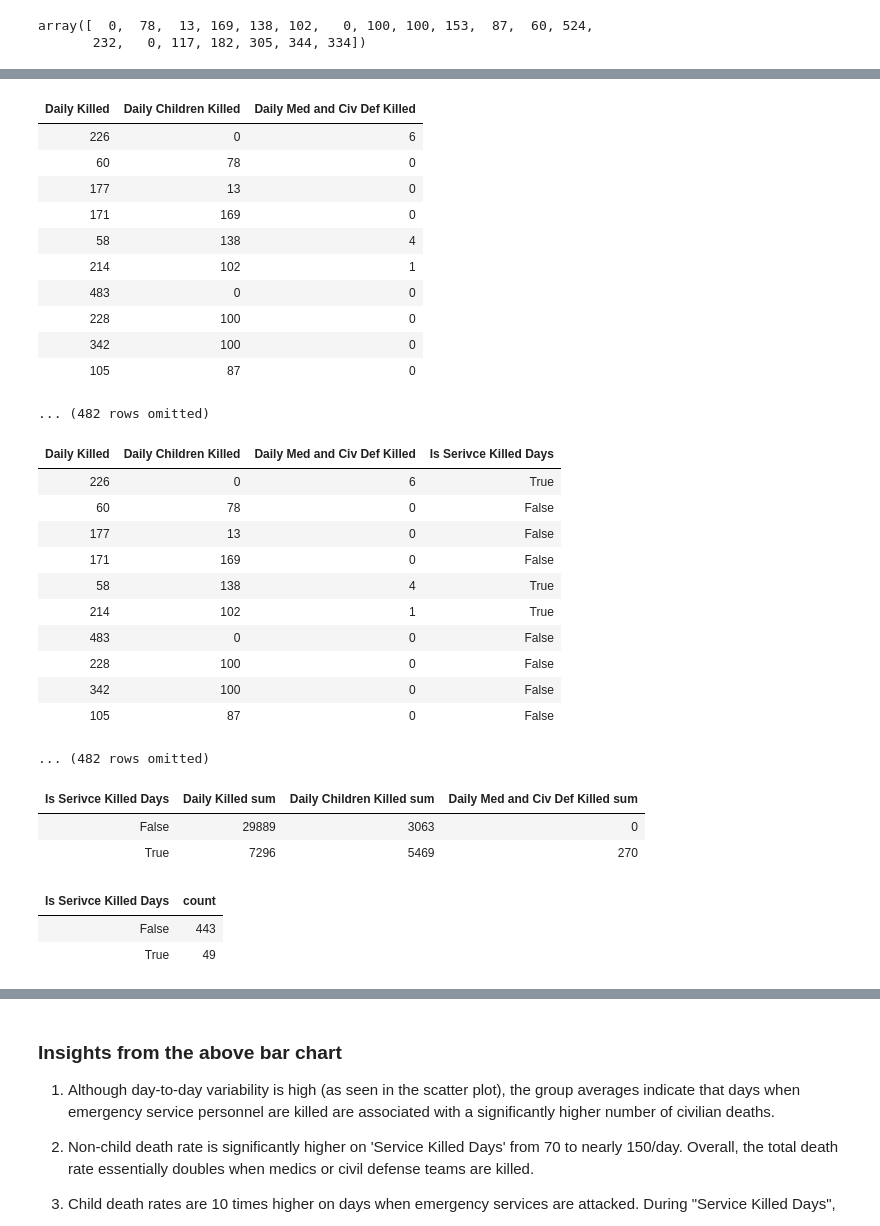
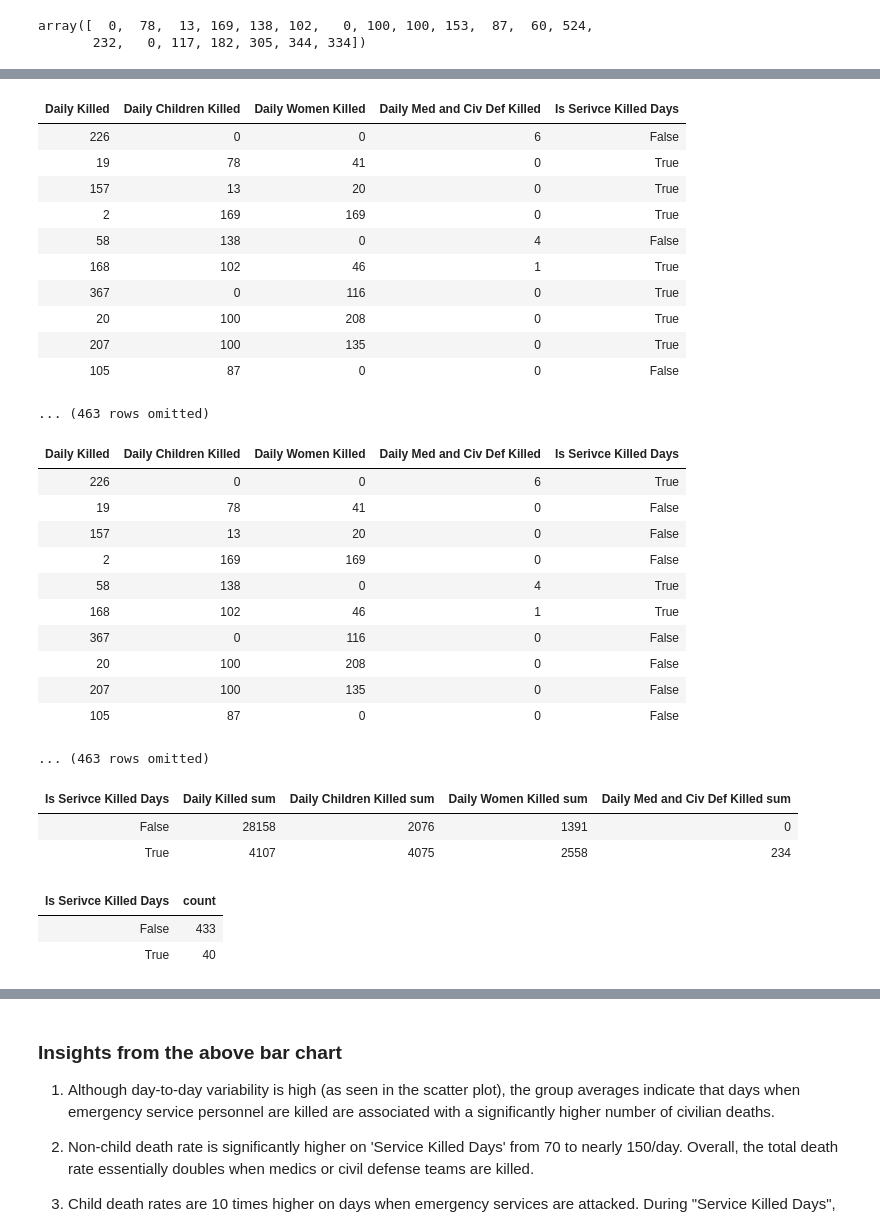
Before and after one commit to mohd-mb2205153/data-science-project, a Jupyter notebook: CMPS360-S25-ProjectPartB/Part B - Fahrel's Copy.ipynb, the cells around one changed output, grey strips where cells are left out. Drawn from its saved outputs; the diff is of its cells as text; code cells hidden in the pictures.

```diff
--- a/CMPS360-S25-ProjectPartB/Part B - Fahrel's Copy.ipynb
+++ b/CMPS360-S25-ProjectPartB/Part B - Fahrel's Copy.ipynb
@@ -522,3 +543,6 @@ daily_total_child_killed[:20]
 # %% [output]
 array([  0,  78,  13, 169, 138, 102,   0, 100, 100, 153,  87,  60, 524,
        232,   0, 117, 182, 305, 344, 334])
+# %%
+daily_total_women_killed = daily_stats_from_cumulative(gaza_casualties, "ext_killed_women_cum")
+daily_total_women_killed[:20]
@@ -525,5 +552,5 @@ array([  0,  78,  13, 169, 138, 102,   0, 100, 100, 153,  87,  60, 524,
 # %%
-#Excluding the medical and civil defense people and children
-daily_total_killed = gaza_casualties.column("ext_killed") - daily_death_services - daily_total_child_killed
+#Excluding the medical, civil defense people, women, and children
+daily_total_killed = daily_stats_from_cumulative(gaza_casualties, "ext_killed_cum") - daily_death_services - daily_total_child_killed - daily_total_women_killed
 daily_total_killed[:20]
 # %% [output]
@@ -532,6 +559,7 @@ array([ 226,   60,  177,  171,   58,  214,  483,  228,  342,  -48,  105,
 # %%
 gz_serv_peop_deaths = Table().with_columns(["Daily Killed", daily_total_killed,
                                             "Daily Children Killed", daily_total_child_killed,
+                                            "Daily Women Killed", daily_total_women_killed,
                                             "Daily Med and Civ Def Killed", daily_death_services,
                                            ])
 gz_serv_peop_deaths
@@ -557,51 +585,51 @@ plt.show()
 # %%
 # Removing negative values
-gz_serv_peop_deaths = gz_serv_peop_deaths.where("Daily Children Killed", are.above_or_equal_to(0)).where("Daily Killed", are.above_or_equal_to(0))
+gz_serv_peop_deaths = gz_serv_peop_deaths.where("Daily Children Killed", are.above_or_equal_to(0)).where("Daily Killed", are.above_or_equal_to(0)).where("Daily Women Killed", are.above_or_equal_to(0)).where("Daily Med and Civ Def Killed", are.above_or_equal_to(0))
 gz_serv_peop_deaths
 # %% [output]
-| Daily Killed | Daily Children Killed | Daily Med and Civ Def Killed |
-| 226 | 0 | 6 |
-| 60 | 78 | 0 |
-| 177 | 13 | 0 |
-| 171 | 169 | 0 |
-| 58 | 138 | 4 |
-| 214 | 102 | 1 |
-| 483 | 0 | 0 |
-| 228 | 100 | 0 |
-| 342 | 100 | 0 |
-| 105 | 87 | 0 |
+| Daily Killed | Daily Children Killed | Daily Women Killed | Daily Med and Civ Def Killed | Is Serivce Killed Days |
+| 226 | 0 | 0 | 6 | False |
+| 19 | 78 | 41 | 0 | True |
+| 157 | 13 | 20 | 0 | True |
+| 2 | 169 | 169 | 0 | True |
+| 58 | 138 | 0 | 4 | False |
+| 168 | 102 | 46 | 1 | True |
+| 367 | 0 | 116 | 0 | True |
+| 20 | 100 | 208 | 0 | True |
+| 207 | 100 | 135 | 0 | True |
+| 105 | 87 | 0 | 0 | False |
-... (482 rows omitted)
+... (463 rows omitted)
 # %%
-is_service_killed_days = gz_serv_peop_deaths.column(2) != 0
+is_service_killed_days = gz_serv_peop_deaths.column(3) != 0
 gz_serv_peop_deaths = gz_serv_peop_deaths.with_column("Is Serivce Killed Days", is_service_killed_days)
 gz_serv_peop_deaths
 # %% [output]
-| Daily Killed | Daily Children Killed | Daily Med and Civ Def Killed | Is Serivce Killed Days |
-| 226 | 0 | 6 | True |
-| 60 | 78 | 0 | False |
-| 177 | 13 | 0 | False |
-| 171 | 169 | 0 | False |
-| 58 | 138 | 4 | True |
-| 214 | 102 | 1 | True |
-| 483 | 0 | 0 | False |
-| 228 | 100 | 0 | False |
-| 342 | 100 | 0 | False |
-| 105 | 87 | 0 | False |
+| Daily Killed | Daily Children Killed | Daily Women Killed | Daily Med and Civ Def Killed | Is Serivce Killed Days |
+| 226 | 0 | 0 | 6 | True |
+| 19 | 78 | 41 | 0 | False |
+| 157 | 13 | 20 | 0 | False |
+| 2 | 169 | 169 | 0 | False |
+| 58 | 138 | 0 | 4 | True |
+| 168 | 102 | 46 | 1 | True |
+| 367 | 0 | 116 | 0 | False |
+| 20 | 100 | 208 | 0 | False |
+| 207 | 100 | 135 | 0 | False |
+| 105 | 87 | 0 | 0 | False |
-... (482 rows omitted)
+... (463 rows omitted)
 # %%
 gz_serv_peop_deaths_sum = gz_serv_peop_deaths.group("Is Serivce Killed Days", np.sum)
 gz_serv_peop_deaths_sum
 # %% [output]
-| Is Serivce Killed Days | Daily Killed sum | Daily Children Killed sum | Daily Med and Civ Def Killed sum |
-| False | 29889 | 3063 | 0 |
-| True | 7296 | 5469 | 270 |
+| Is Serivce Killed Days | Daily Killed sum | Daily Children Killed sum | Daily Women Killed sum | Daily Med and Civ Def Killed sum |
+| False | 28158 | 2076 | 1391 | 0 |
+| True | 4107 | 4075 | 2558 | 234 |
 # %%
 gz_serv_peop_deaths_count = gz_serv_peop_deaths.group("Is Serivce Killed Days")
 gz_serv_peop_deaths_count
 # %% [output]
 | Is Serivce Killed Days | count |
-| False | 443 |
-| True | 49 |
+| False | 433 |
+| True | 40 |
 # %%
 # Lets get the rate of daily average death between the two categories
 gz_serv_peop_deaths_avg = gz_serv_peop_deaths.group("Is Serivce Killed Days", np.average)
```
Also changed, not shown: parts of 23 cells of this notebook.
